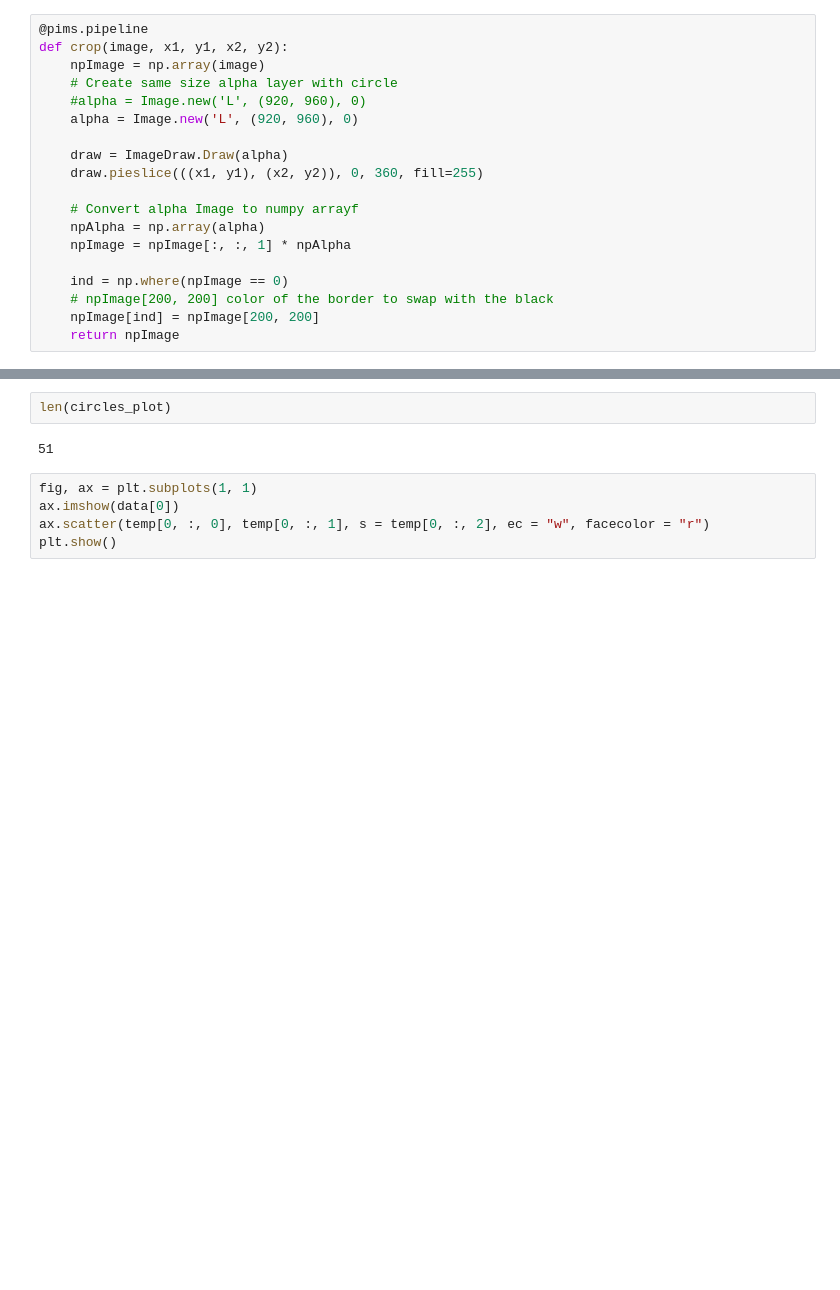
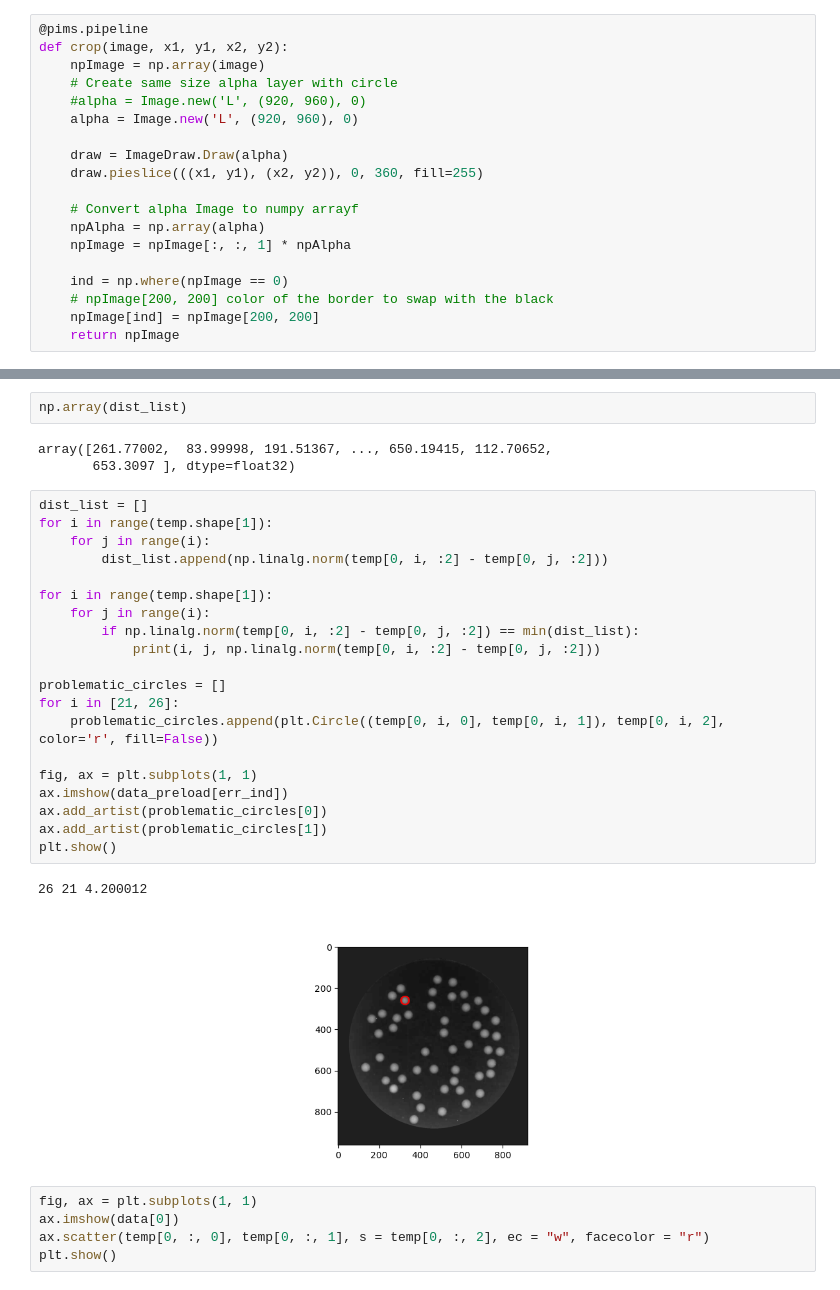
Before and after one commit to skandiz/MasterThesis, a Jupyter notebook: tracking/trajectoryTracking.ipynb, the cells around one changed output, grey strips where cells are left out. Saved outputs shown, nothing was run; the diff lists cells and outputs as text; blank space fills up the shorter version.

```diff
--- a/tracking/trajectoryTracking.ipynb
+++ b/tracking/trajectoryTracking.ipynb
@@ -304,7 +305,31 @@ Error found at farme 379: (1, 51, 3)
+# %%
+np.array(dist_list)
+# %% [output]
+array([261.77002,  83.99998, 191.51367, ..., 650.19415, 112.70652,
+       653.3097 ], dtype=float32)
 # %%
-len(circles_plot)
+dist_list = []
+for i in range(temp.shape[1]):
+    for j in range(i):
+        dist_list.append(np.linalg.norm(temp[0, i, :2] - temp[0, j, :2]))
+
+for i in range(temp.shape[1]):
+    for j in range(i):
+        if np.linalg.norm(temp[0, i, :2] - temp[0, j, :2]) == min(dist_list):
+            print(i, j, np.linalg.norm(temp[0, i, :2] - temp[0, j, :2]))
+
+problematic_circles = []
+for i in [21, 26]:
+    problematic_circles.append(plt.Circle((temp[0, i, 0], temp[0, i, 1]), temp[0, i, 2], color='r', fill=False))
+
+fig, ax = plt.subplots(1, 1)
+ax.imshow(data_preload[err_ind])
+ax.add_artist(problematic_circles[0])
+ax.add_artist(problematic_circles[1])
+plt.show()
 # %% [output]
-51
+26 21 4.200012
+[figure, added]
 # %%
 fig, ax = plt.subplots(1, 1)
 ax.imshow(data[0])
```
Also changed, not shown: parts of 2 cells of this notebook.
